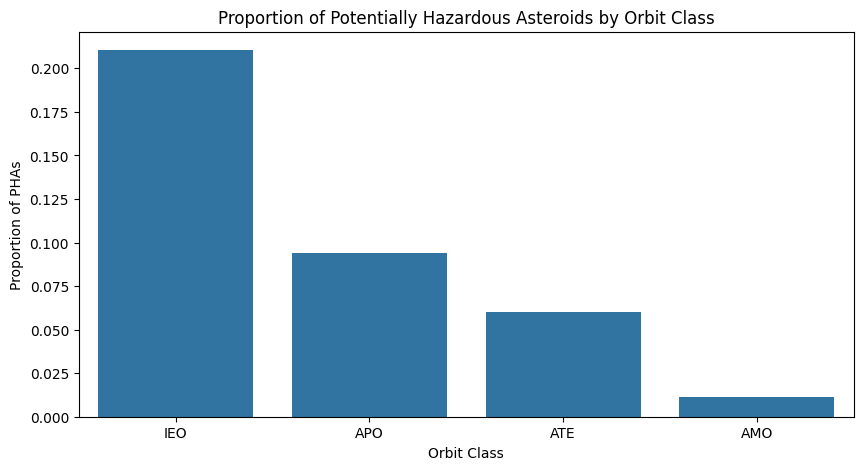
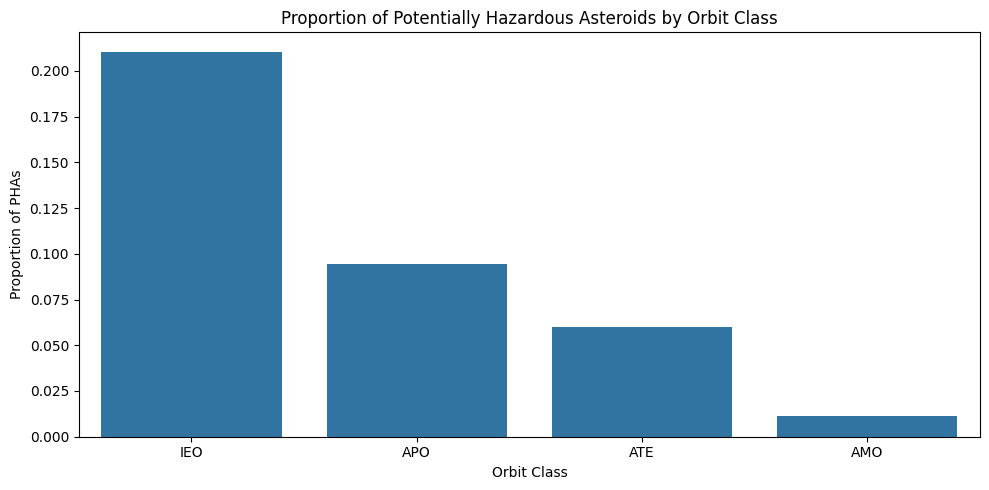
The notebook cell's code change between the first figure and the second:
--- before
+++ after
@@ -7,4 +7,5 @@
 plt.ylabel('Proportion of PHAs')
 plt.xlabel('Orbit Class')
+plt.tight_layout()
 plt.show()
 

Commit: complete visualizations and interpretations